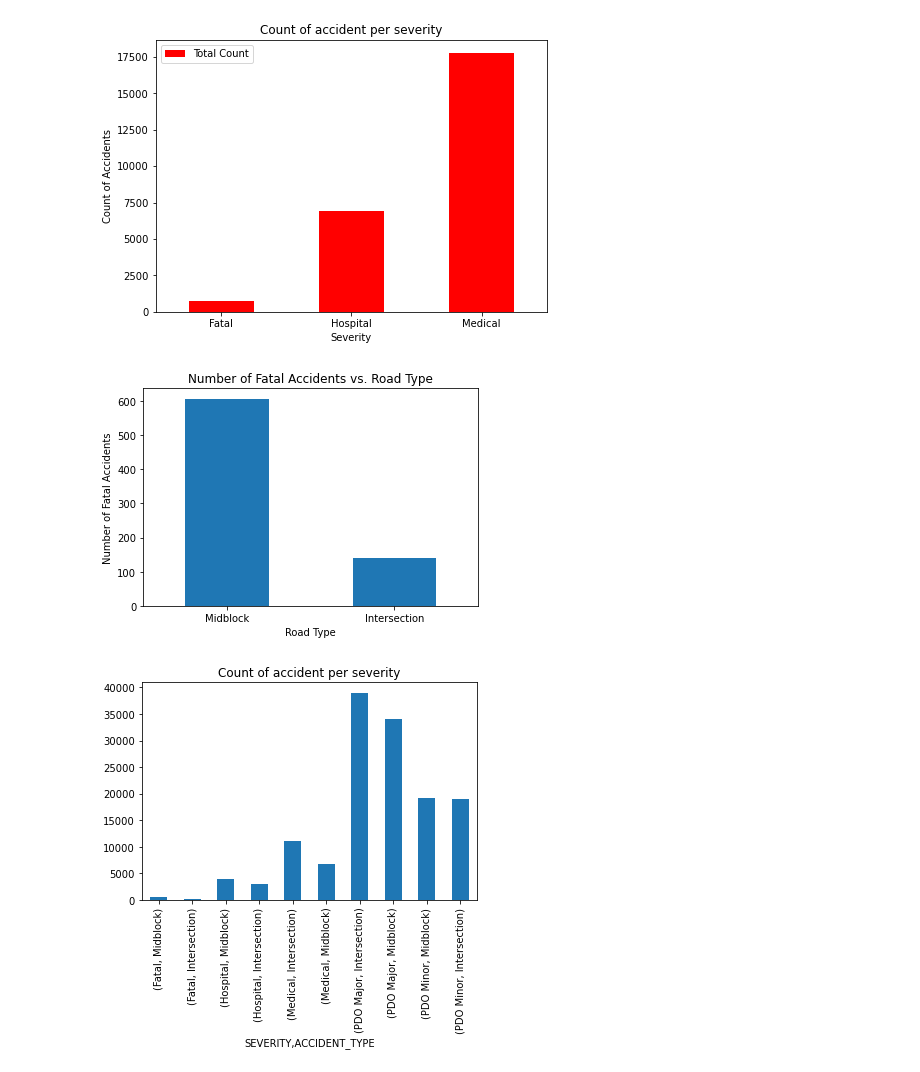
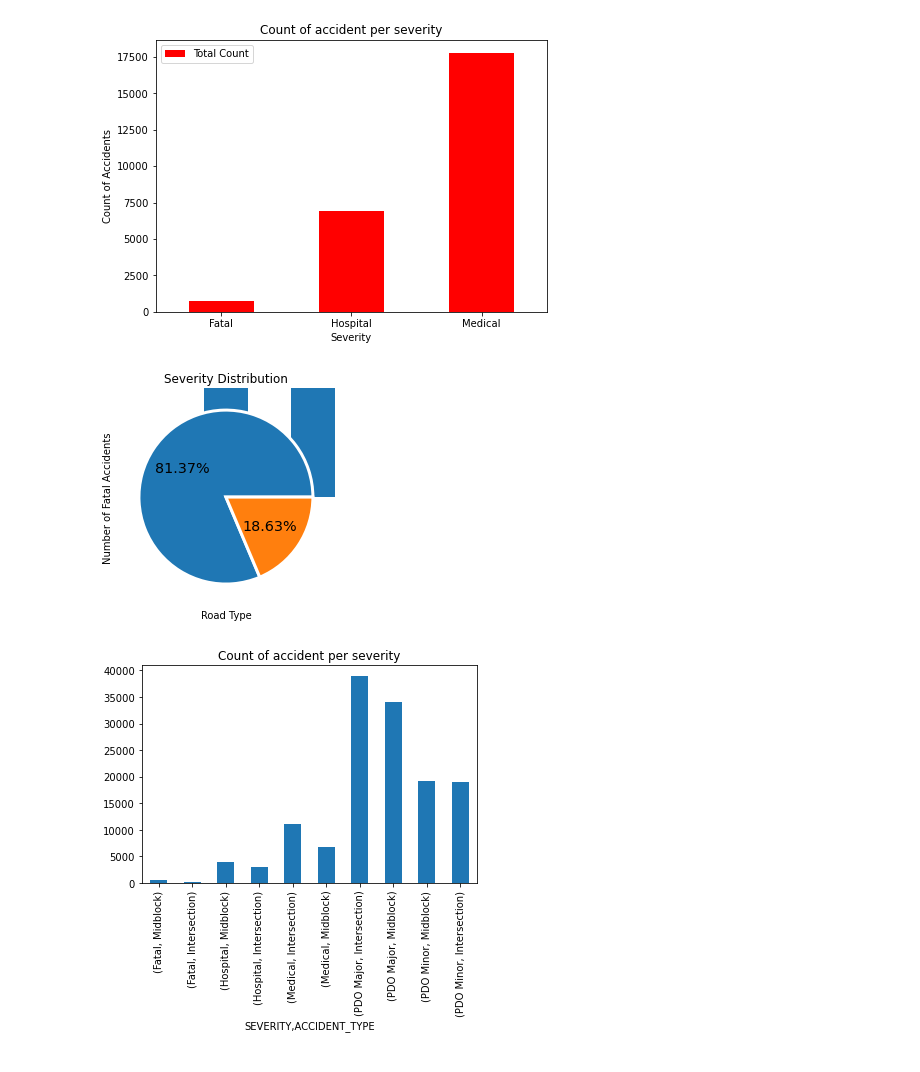
Before and after one commit to NZeinali/project_one, a Jupyter notebook: crash_delta.ipynb, the cells around one changed output. Saved outputs shown, nothing was run; the diff lists cells and outputs as text; code cells hidden in the pictures.

```diff
--- a/crash_delta.ipynb
+++ b/crash_delta.ipynb
@@ -88,14 +88,20 @@ Text(0, 0.5, 'Count of Accidents')
 # %%
 severity_type_groupby = traffic_df.groupby(["SEVERITY"])["ACCIDENT_TYPE"].value_counts()
 severity_type_groupby
 
 severity_type_groupby["Fatal"].plot(kind="bar", title="Number of Fatal Accidents vs. Road Type",rot='horizontal')
 plt.ylabel("Number of Fatal Accidents")
 plt.xlabel("Road Type")
 
+plt.pie(severity_type_groupby["Fatal"],autopct='%.2f%%',
+    wedgeprops={'linewidth': 3.0, 'edgecolor': 'white'},
+    textprops={'size': 'x-large'})
+plt.title('Severity Distribution')
 plt.show()
+
+plt.show()
 # %% [output]
-[figure, old version]
+[figure, new version]
 # %%
 bar_plot_data = severity_type_groupby.plot.bar(rot='vertical',title='Count of accident per severity')
 # %% [output]
```
Also changed, not shown: 6 other files.
